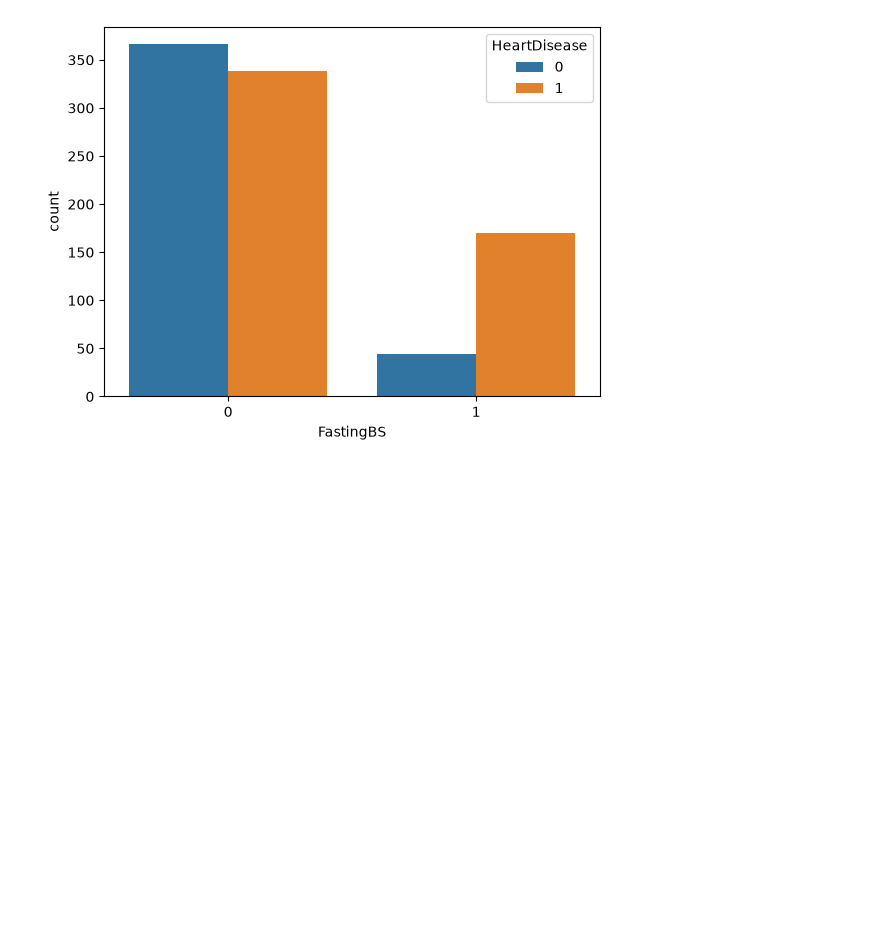
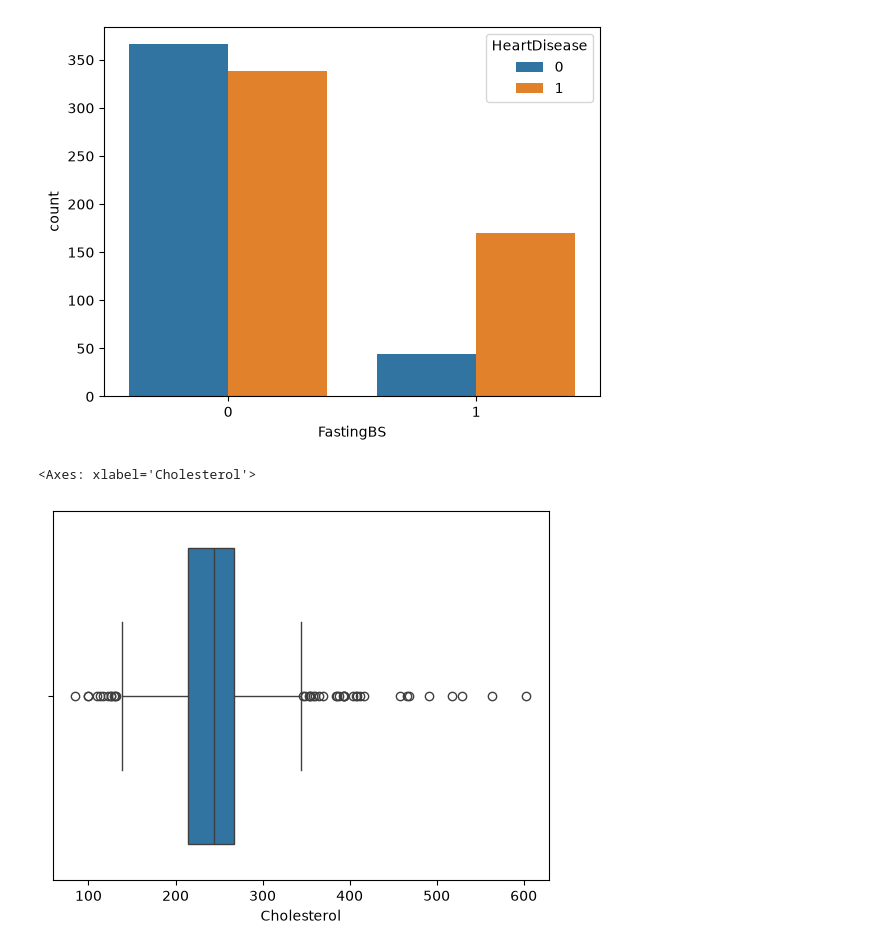
Before and after one commit to khushi-panchani/Data-Analysis-ML-Learning, a Jupyter notebook: ml2_heart.ipynb, the cells around one changed output. Cells and saved outputs as stored; diff of their text form; code cells hidden in the pictures; blank space fills up the shorter version.

Commit message:
Add ML feature data cleaning and preprocessing in project

```diff
--- a/ml2_heart.ipynb
+++ b/ml2_heart.ipynb
@@ -123,3 +123,8 @@ sns.countplot( x = df['FastingBS'] , hue = df['HeartDisease'])
 # %% [output]
 <Axes: xlabel='FastingBS', ylabel='count'>
 [figure]
+# %%
+sns.boxplot( x = 'Cholesterol' , data = df)
+# %% [output]
+<Axes: xlabel='Cholesterol'>
+[figure, added]
```
Also changed, not shown: parts of 7 cells of this notebook.
